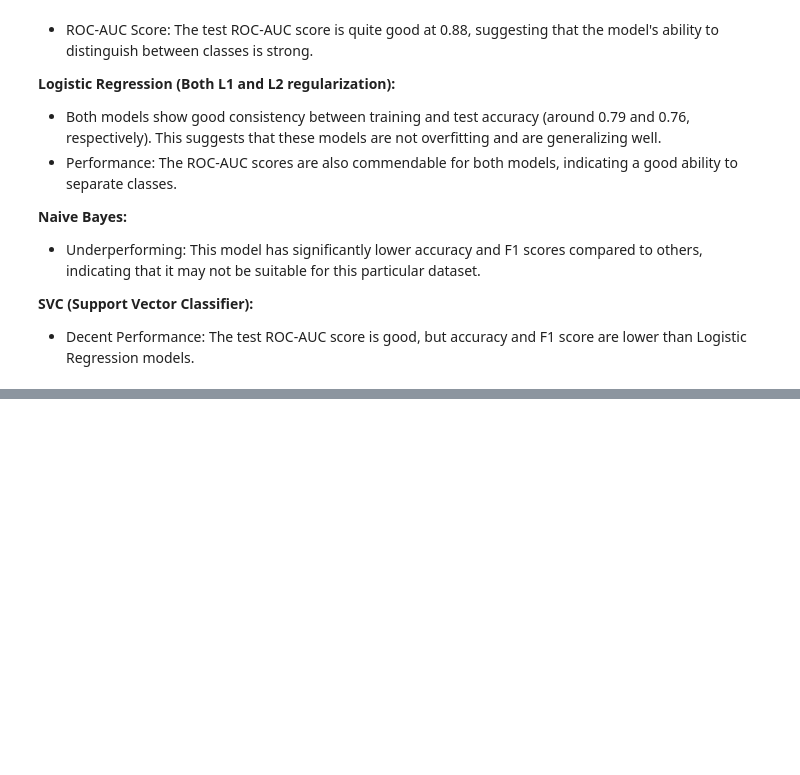
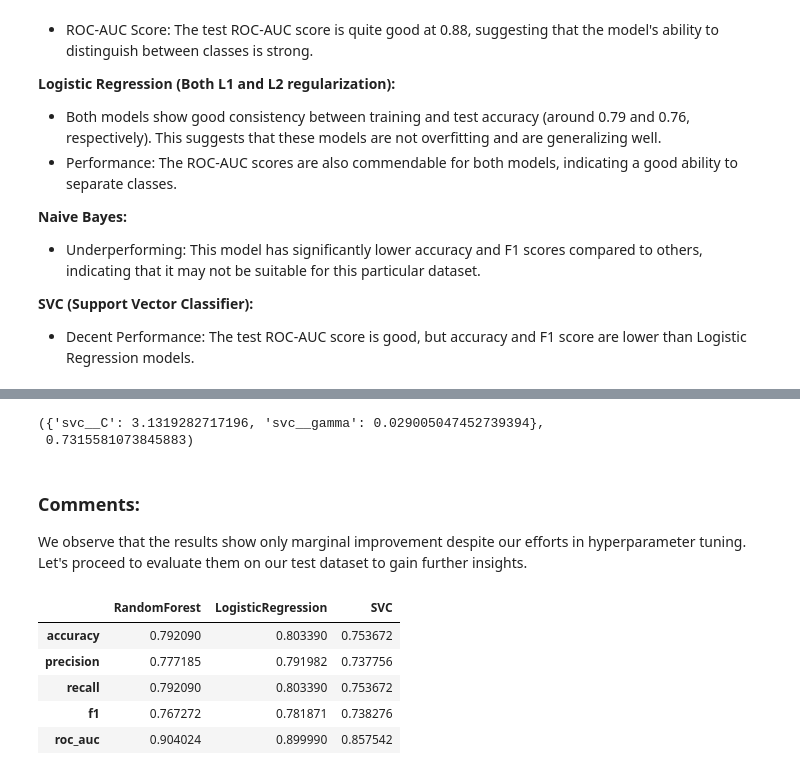
Before and after one commit to hchqin/Student_Success_Predict_Group15_Fork, a Jupyter notebook: src/data_analysis_model.ipynb, the cells around one changed output, grey strips where cells are left out. Cells and saved outputs as stored; diff of their text form; code cells hidden in the pictures; blank space fills up the shorter version.

Commit message:
parameter tunning

```diff
--- a/src/data_analysis_model.ipynb
+++ b/src/data_analysis_model.ipynb
@@ -272,0 +333,57 @@ results_df
+# %%
+param_dist_svc = {"svc__C": loguniform(1e-2, 1e2),
+              "svc__gamma": loguniform(1e-2, 1e2)}
+
+svc_pipe = make_pipeline(preprocessor, SVC(probability=True, random_state=123))
+
+svc_random_search = RandomizedSearchCV(
+    svc_pipe, param_dist_svc, n_iter=50, n_jobs=-1, cv=5, random_state=123)
+
+
+svc_random_search.fit(X_train, y_train)
+
+
+best_search_param = svc_random_search.best_params_
+best_search_score = svc_random_search.best_score_
+
+best_search_param, best_search_score
+# %% [output]
+({'svc__C': 3.1319282717196, 'svc__gamma': 0.029005047452739394},
+ 0.7315581073845883)
+# %% [markdown]
+### Comments:
+We observe that the results show only marginal improvement despite our efforts in hyperparameter tuning. Let's proceed to evaluate them on our test dataset to gain further insights.
+# %%
+
+models = {
+    "RandomForest": rf_random_search.best_estimator_,
+    "LogisticRegression": lr_random_search.best_estimator_,
+    "SVC": svc_random_search.best_estimator_
+}
+
+
+def evaluate_model(model, X_test, y_test):
+    y_pred = model.predict(X_test)
+    y_proba = model.predict_proba(X_test)
+    scores = {
+        "accuracy": accuracy_score(y_test, y_pred),
+        "precision": precision_score(y_test, y_pred, average='weighted'),
+        "recall": recall_score(y_test, y_pred, average='weighted'),
+        "f1": f1_score(y_test, y_pred, average='weighted'),
+        "roc_auc": roc_auc_score(y_test, y_proba, multi_class="ovr")
+    }
+    return scores
+
+
+test_results = {model_name: evaluate_model(model, X_test, y_test) for model_name, model in models.items()}
+
+
+test_results_df = pd.DataFrame(test_results)
+test_results_df
+# %% [output]
+|  | RandomForest | LogisticRegression | SVC |
+| accuracy | 0.792090 | 0.803390 | 0.753672 |
+| precision | 0.777185 | 0.791982 | 0.737756 |
+| recall | 0.792090 | 0.803390 | 0.753672 |
+| f1 | 0.767272 | 0.781871 | 0.738276 |
+| roc_auc | 0.904024 | 0.899990 | 0.857542 |
```
Also changed, not shown: parts of 3 cells of this notebook.
